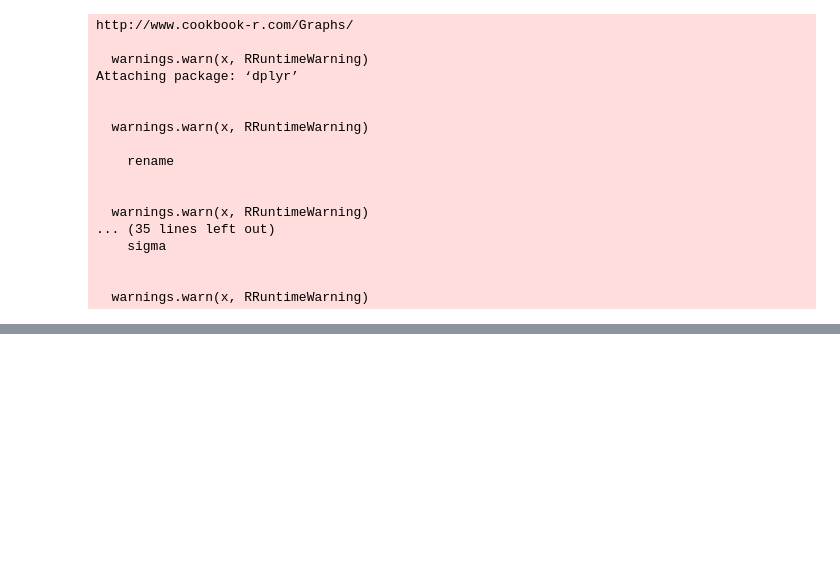
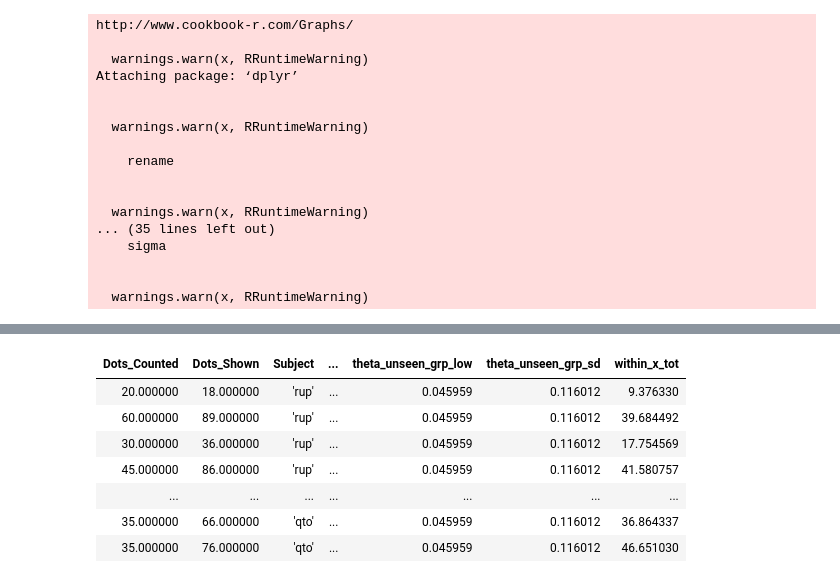
Before and after one commit to samcheyette/eye_tracker_counting, a Jupyter notebook: pymc_analysis_estimation.ipynb, the cells around one changed output, grey strips where cells are left out. Saved outputs shown, nothing was run; the diff lists cells and outputs as text; code cells hidden in the pictures; blank space fills up the shorter version.

```diff
--- a/pymc_analysis_estimation.ipynb
+++ b/pymc_analysis_estimation.ipynb
@@ -131,13 +131,15 @@ def remove_n(ls,n):
 
 
 subj_group = data_resp.groupby(["pid", "Subject"])
-dots_shown,dots_counted,pct_area,seen,n_look=[],[],[],[],[]
+dots_shown,dots_counted,pct_area,seen,n_look,pid,times=[],[],[],[],[],[],[]
 for i,subj in subj_group:
     dots_shown.append(list(subj["Dots_Shown"]))
     dots_counted.append(list(subj["Dots_Counted"]))
     pct_area.append(list(subj["pctArea"] * 0.95))
     seen.append(list(subj["within_x_tot"]))
     n_look.append(list(subj["nLooks"]))
+    pid.append(list(subj["Subject"]))
+    times.append([float(i) for i in list(subj["Time"])])
 
 ns = [len(n) for n in seen]
 min_n = min(ns)
@@ -149,6 +151,8 @@ dots_counted = remove_n(dots_counted, min_n)
 pct_area = remove_n(pct_area, min_n)
 seen = remove_n(seen, min_n)
 n_look = remove_n(n_look, min_n)
+times = remove_n(times, min_n)
+pid = remove_n(pid, min_n)
 
 
 dots_shown=np.array(dots_shown)
@@ -157,6 +161,8 @@ pct_area=np.array(pct_area)
 seen=np.array(seen)
 n_look = np.array(n_look)
 unseen = dots_shown - seen
+times = np.array(times)
+pid = np.array(pid)
 
 
 
@@ -170,7 +176,7 @@ with pm.Model() as mod:
 
     sd_seen_grp = pm.HalfNormal("sd_seen_grp",sd=10,testval=5)
     sd_unseen_grp = pm.HalfNormal("sd_unseen_grp",sd=10,testval=5)
-    sd_nlook_grp = pm.HalfNormal("sd_nlook_grp",sd=0.5, testval=0.1)
+    sd_nlook_grp = pm.HalfNormal("sd_nlook_grp",sd=1, testval=0.1)
 
     #noise sd
     sd_noise_grp = pm.HalfNormal("b_noise_grp", sd=10,testval=5)
@@ -202,7 +208,7 @@ with pm.Model() as mod:
     #noise_mean = (1. - pct_area) * b_noise_subj + a_noise_subj
 
     lkhd = pm.Normal("lkhd", mu=guess_mean, sd=noise_mean, observed=dots_counted)
-    trace = pm.sample(steps=2000, tune=500, cores=1, njobs=1, chains=1)
+    trace = pm.sample(100, tune=50, cores=2, njobs=2, chains=2)
 
 
 
@@ -278,0 +247,63 @@ R/rpy2 DataFrame (1524 x 51)
+# %%
+summary_mean = summary["mean"]
+summary_sd = summary["sd"]
+summary_low = summary["hpd_2.5"]
+summary_high = summary["hpd_97.5"]
+
+summary_mean = summary["mean"]
+summary_sd = summary["sd"]
+summary_low = summary["hpd_2.5"]
+summary_high = summary["hpd_97.5"]
+
+vals = {}
+rownames = list(summary.index)
+
+n_groups = seen.shape[0]
+n_per_group = seen.shape[1]
+
+print(summary_mean)
+print(summary_sd)
+
+
+vals = {}
+for i in range(len(rownames)):
+    rowname = rownames[i]
+    #rowname = rowname[:rowname.find("__")]
+
+    if 'grp' in rowname:
+        rowname = rowname[:rowname.find("_grp")+4]
+        vals[rowname] = [summary_mean[i] for _ in range(n_per_group*n_groups)]
+        vals[rowname+"_sd"] = [summary_sd[i] for _ in range(n_per_group*n_groups)]
+        vals[rowname+"_low"] = [summary_low[i] for _ in range(n_per_group*n_groups)]
+        vals[rowname+"_high"] = [summary_high[i] for _ in range(n_per_group*n_groups)]
+
+    else:
+        rowname = rowname[:rowname.find("_subj")+5]
+
+        if rowname not in vals:
+            vals[rowname] = [summary_mean[i] for _ in range(n_per_group)]
+            vals[rowname+"_sd"] = [summary_sd[i] for _ in range(n_per_group)]
+            vals[rowname+"_low"] = [summary_low[i] for _ in range(n_per_group)]
+            vals[rowname+"_high"] = [summary_high[i] for _ in range(n_per_group)]
+        else:
+            vals[rowname] += [summary_mean[i] for _ in range(n_per_group)]
+            vals[rowname+"_sd"] += [summary_sd[i] for _ in range(n_per_group)]
+            vals[rowname+"_low"] += [summary_low[i] for _ in range(n_per_group)]
+            vals[rowname+"_high"] += [summary_high[i] for _ in range(n_per_group)]
+
+   # print((i, (i%n_groups), rownames[i], summary_mean[i]))
+
+vals["pid"] = np.ravel(pid)
+vals["Subject"] = np.ravel(pid)
+
+vals["Time"] = np.ravel(times)
+vals["Dots_Shown"] = np.ravel(dots_shown)
+vals["Dots_Counted"] = np.ravel(dots_counted)
+vals["within_x_tot"] = np.ravel(seen)
+vals["pctArea"] = np.ravel(pct_area)
+vals["nLooks"] = np.ravel(n_look)
+
+
+sum_vals=pd.DataFrame(vals)
+pandas2ri.py2ri(sum_vals)
+# %% [output]
@@ -279 +328,9 @@ R/rpy2 DataFrame (1524 x 51)
+| Dots_Counted | Dots_Shown | Subject | ... | theta_unseen_grp_low | theta_unseen_grp_sd | within_x_tot |
+| 20.000000 | 18.000000 | 'rup' | ... | 0.045959 | 0.116012 | 9.376330 |
+| 60.000000 | 89.000000 | 'rup' | ... | 0.045959 | 0.116012 | 39.684492 |
+| 30.000000 | 36.000000 | 'rup' | ... | 0.045959 | 0.116012 | 17.754569 |
+| 45.000000 | 86.000000 | 'rup' | ... | 0.045959 | 0.116012 | 41.580757 |
+| ... | ... | ... | ... | ... | ... | ... |
+| 35.000000 | 66.000000 | 'qto' | ... | 0.045959 | 0.116012 | 36.864337 |
+| 35.000000 | 76.000000 | 'qto' | ... | 0.045959 | 0.116012 | 46.651030 |
 # %%
```
Also changed, not shown: parts of 4 cells of this notebook, 5 other files.
